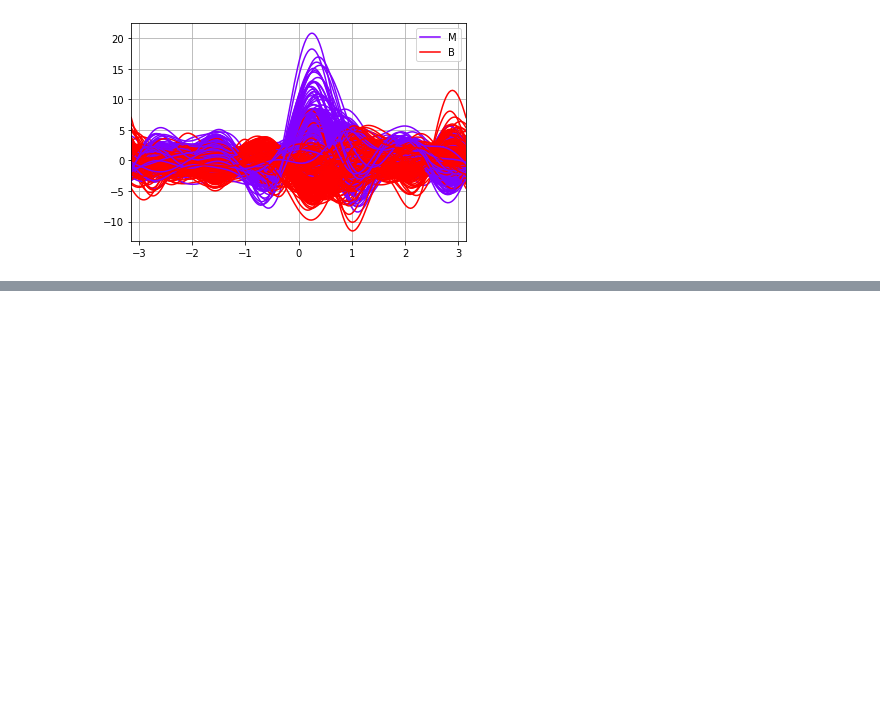
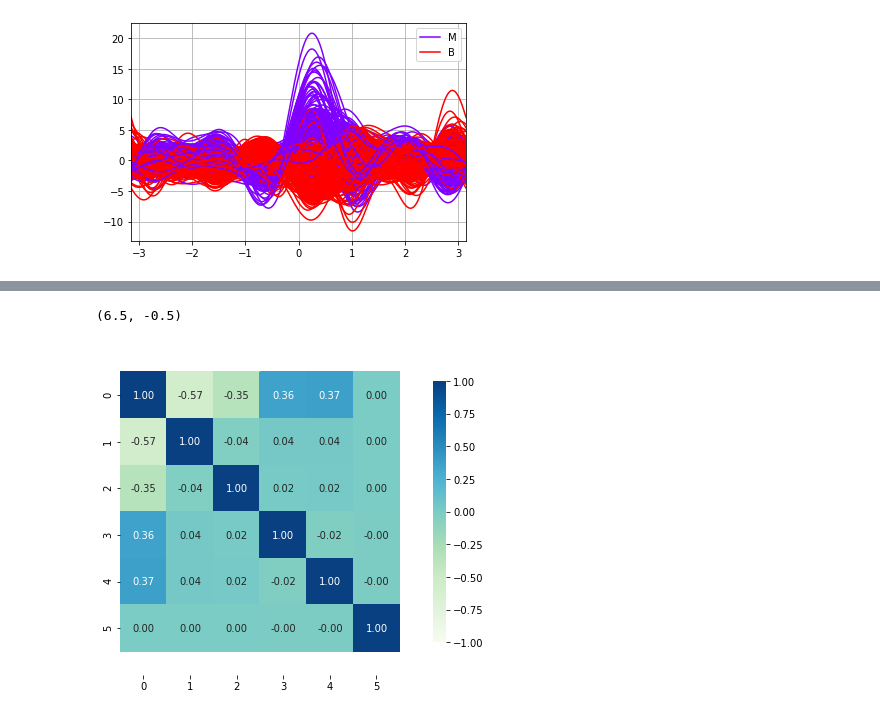
Before and after one commit to MartinSantaGitHub/curso-estadistica-multivariante, a Jupyter notebook: Seccion 1 Introducción al espacio multivariante/Códigos/Python/1.E Cancer_dataset_Example.ipynb, the cells around one changed output, grey strips where cells are left out. Saved outputs shown, nothing was run; the diff lists cells and outputs as text; code cells hidden in the pictures; blank space fills up the shorter version.

```diff
--- a/Seccion 1 Introducción al espacio multivariante/Códigos/Python/1.E Cancer_dataset_Example.ipynb
+++ b/Seccion 1 Introducción al espacio multivariante/Códigos/Python/1.E Cancer_dataset_Example.ipynb
@@ -322,0 +359,3 @@ plt.show()
+# %%
+pca = PCA(n_components = 6)
+pca.fit(scaled_features)
@@ -322,0 +365,3 @@ plt.show()
+# %%
+pca_corr_matrix = np.corrcoef(pca.components_)
+pca_corr_matrix
@@ -322,0 +381,8 @@ plt.show()
+# %%
+plt.figure(figsize=(12,6))
+ax=sns.heatmap(pca_corr_matrix,  vmax=1, vmin=-1,cbar_kws={"shrink": .8},square=True, annot=True,fmt='.2f', cmap ='GnBu',center=0)
+bottom, top = ax.get_ylim()
+ax.set_ylim(bottom + 0.5, top - 0.5)
+# %% [output]
+(6.5, -0.5)
+[figure, added]
```
Also changed, not shown: parts of 12 cells of this notebook.
